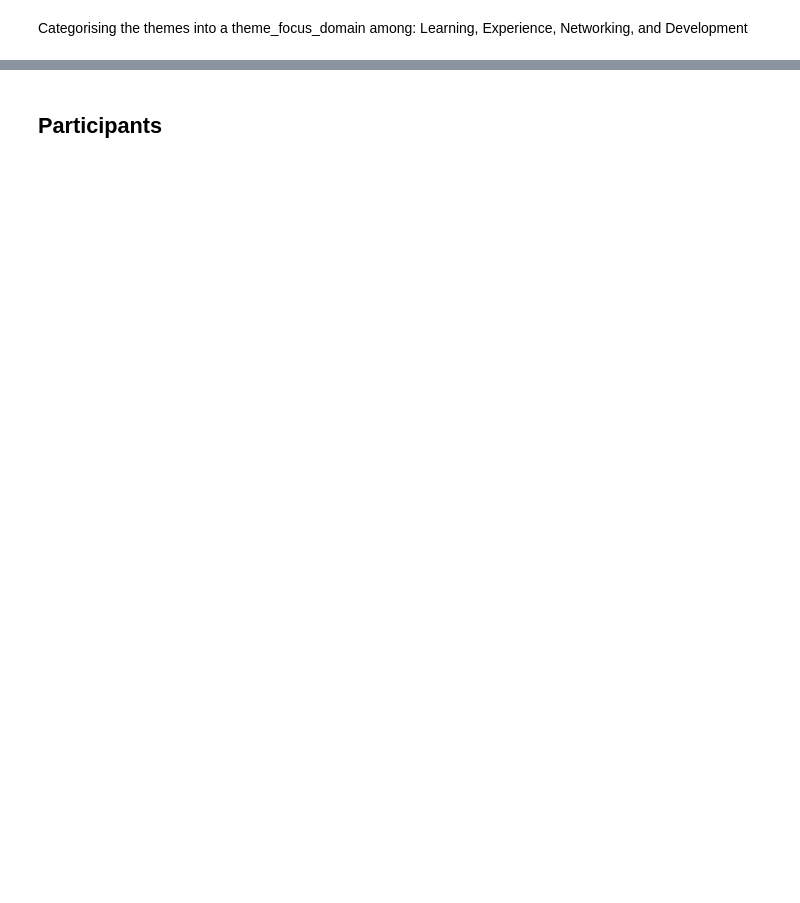
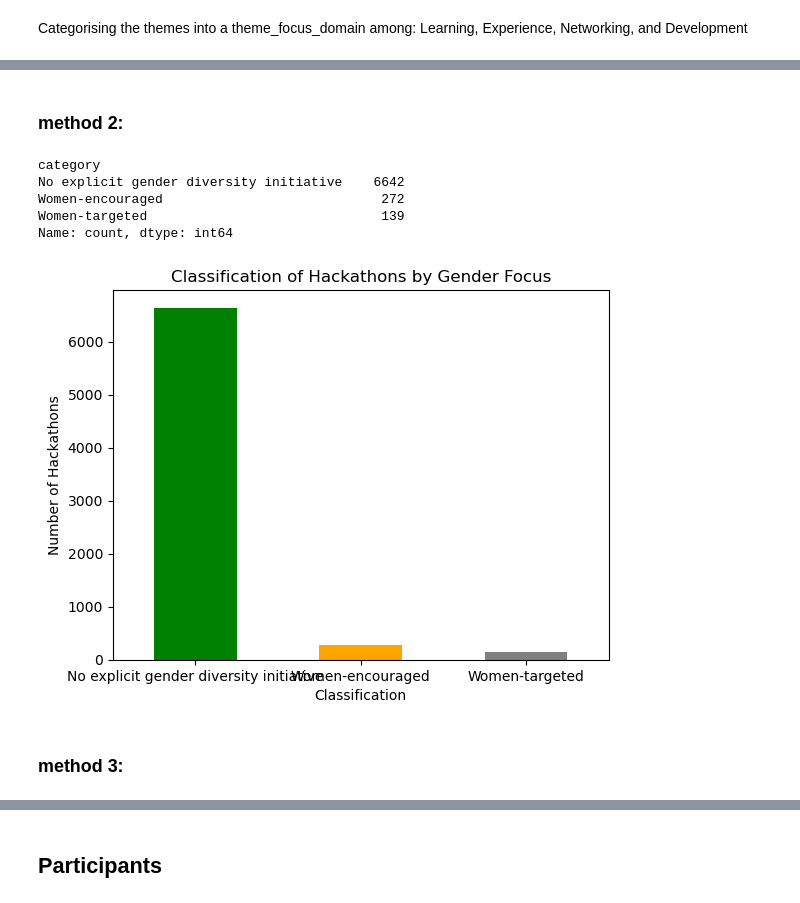
Before and after one commit to isha-narang/Diversity-in-Hackathons, a Jupyter notebook: descriptive_statistics.ipynb, the cells around one changed output, grey strips where cells are left out. Drawn from its saved outputs; the diff is of its cells as text; code cells hidden in the pictures; blank space fills up the shorter version.

```diff
--- a/descriptive_statistics.ipynb
+++ b/descriptive_statistics.ipynb
@@ -437,0 +509,2 @@ hackathons[['themes','prize_money','prize_money_status','theme_domain_focus']]
+# %% [markdown]
+### method 2:
@@ -437,0 +558,21 @@ hackathons[['themes','prize_money','prize_money_status','theme_domain_focus']]
+# %%
+# Analyze classification counts
+classification_counts = hackathons['category'].value_counts()
+print(classification_counts)
+
+# Visualization
+classification_counts.plot(kind='bar', color=['green', 'orange', 'grey'])
+plt.title('Classification of Hackathons by Gender Focus')
+plt.xlabel('Classification')
+plt.ylabel('Number of Hackathons')
+plt.xticks(rotation=0)
+plt.show()
+# %% [output]
+category
+No explicit gender diversity initiative    6642
+Women-encouraged                            272
+Women-targeted                              139
+Name: count, dtype: int64
+[figure, added]
+# %% [markdown]
+### method 3:
```
Also changed, not shown: parts of 84 cells of this notebook.
